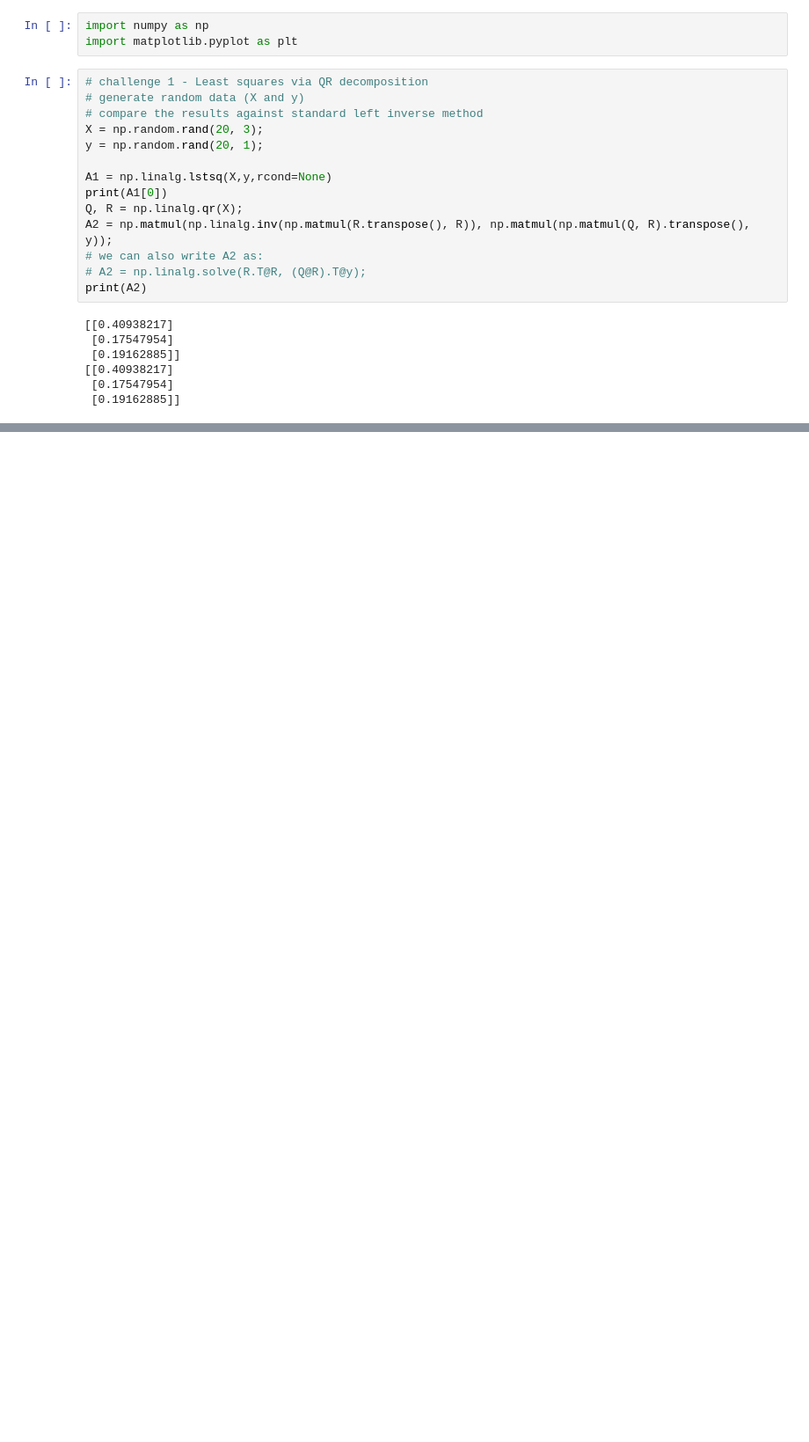
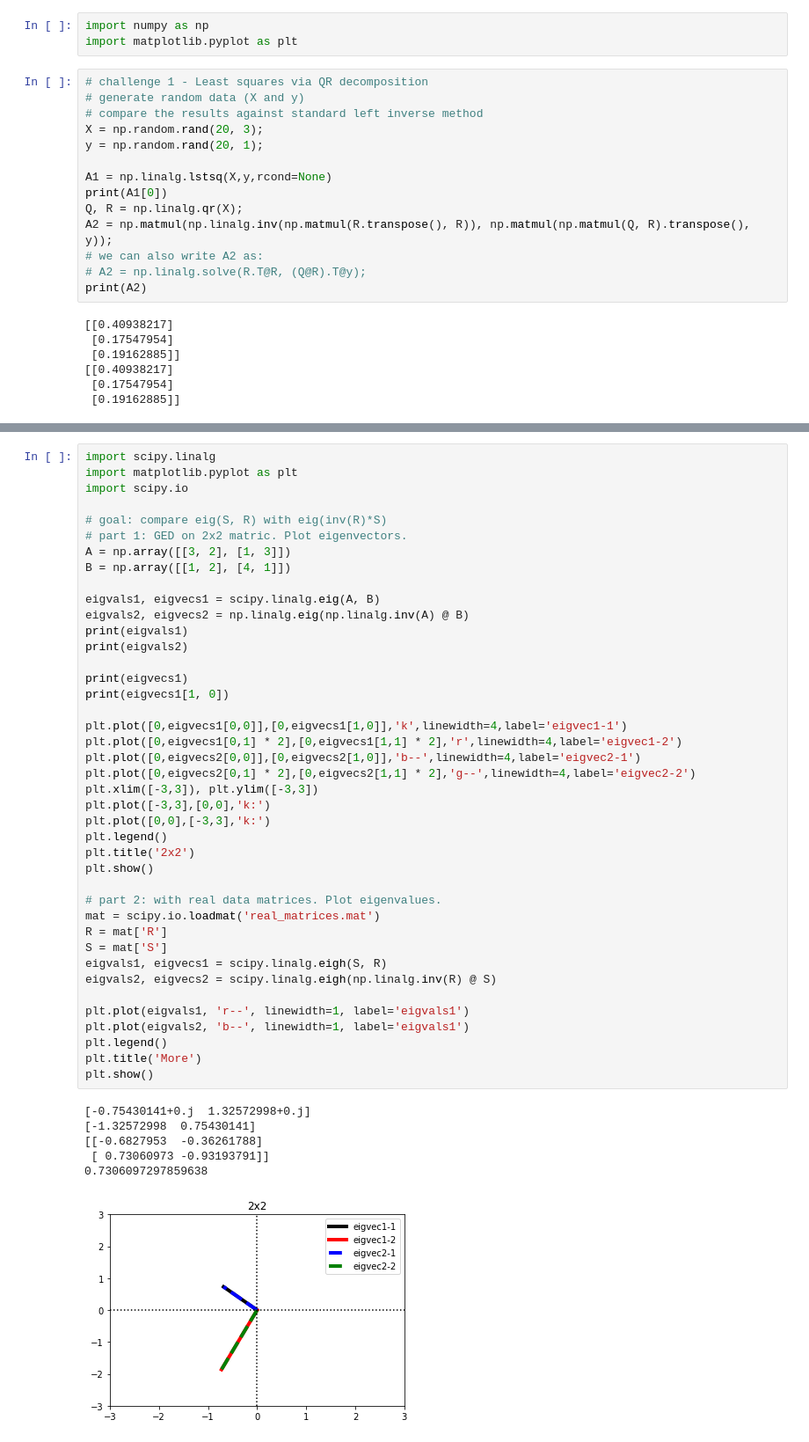
Before and after one commit to alindumitru25/linearalgebra, a Jupyter notebook: Least-Squares-Eigenvectors.ipynb, the cells around one changed output, grey strips where cells are left out. Shown at 88% size. Cells and saved outputs as stored; diff of their text form; blank space fills up the shorter version.

```diff
--- a/Least-Squares-Eigenvectors.ipynb
+++ b/Least-Squares-Eigenvectors.ipynb
@@ -87,0 +247,48 @@ print(eigvals4[0])
+# %%
+import scipy.linalg
+import matplotlib.pyplot as plt
+import scipy.io
+
+# goal: compare eig(S, R) with eig(inv(R)*S)
+# part 1: GED on 2x2 matric. Plot eigenvectors.
+A = np.array([[3, 2], [1, 3]])
+B = np.array([[1, 2], [4, 1]])
+
+eigvals1, eigvecs1 = scipy.linalg.eig(A, B)
+eigvals2, eigvecs2 = np.linalg.eig(np.linalg.inv(A) @ B)
+print(eigvals1)
+print(eigvals2)
+
+print(eigvecs1)
+print(eigvecs1[1, 0])
+
+plt.plot([0,eigvecs1[0,0]],[0,eigvecs1[1,0]],'k',linewidth=4,label='eigvec1-1')
+plt.plot([0,eigvecs1[0,1] * 2],[0,eigvecs1[1,1] * 2],'r',linewidth=4,label='eigvec1-2')
+plt.plot([0,eigvecs2[0,0]],[0,eigvecs2[1,0]],'b--',linewidth=4,label='eigvec2-1')
+plt.plot([0,eigvecs2[0,1] * 2],[0,eigvecs2[1,1] * 2],'g--',linewidth=4,label='eigvec2-2')
+plt.xlim([-3,3]), plt.ylim([-3,3])
+plt.plot([-3,3],[0,0],'k:')
+plt.plot([0,0],[-3,3],'k:')
+plt.legend()
+plt.title('2x2')
+plt.show()
+
+# part 2: with real data matrices. Plot eigenvalues.
+mat = scipy.io.loadmat('real_matrices.mat')
+R = mat['R']
+S = mat['S']
+eigvals1, eigvecs1 = scipy.linalg.eigh(S, R)
+eigvals2, eigvecs2 = scipy.linalg.eigh(np.linalg.inv(R) @ S)
+
+plt.plot(eigvals1, 'r--', linewidth=1, label='eigvals1')
+plt.plot(eigvals2, 'b--', linewidth=1, label='eigvals1')
+plt.legend()
+plt.title('More')
+plt.show()
+# %% [output]
+[-0.75430141+0.j  1.32572998+0.j]
+[-1.32572998  0.75430141]
+[[-0.6827953  -0.36261788]
+ [ 0.73060973 -0.93193791]]
+0.7306097297859638
+[figure, added]
```
Also changed, not shown: parts of 11 cells of this notebook, 2 other files.
